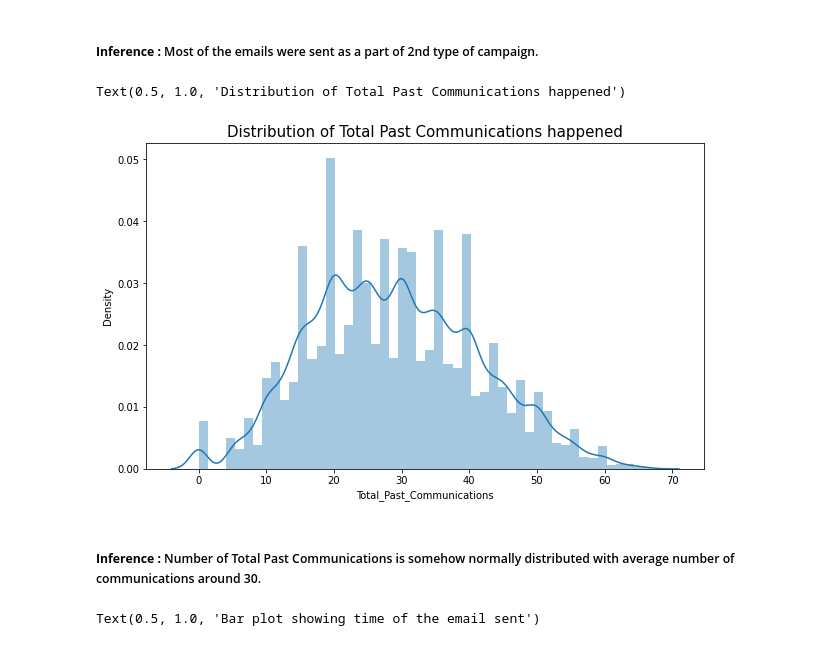
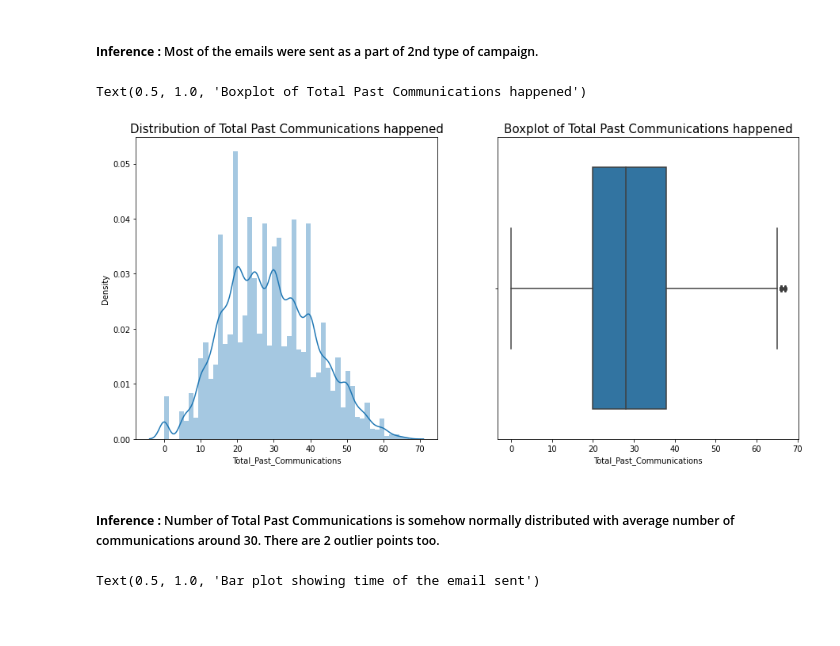
Before and after one commit to Subhajit53/Email-Campaign-Effectiveness-Prediction, a Jupyter notebook: Email_Campaign_Effectiveness_Prediction.ipynb, the cells around one changed output. Cells and saved outputs as stored; diff of their text form; code cells hidden in the pictures; blank space fills up the shorter version.

```diff
--- a/Email_Campaign_Effectiveness_Prediction.ipynb
+++ b/Email_Campaign_Effectiveness_Prediction.ipynb
@@ -276,15 +282,21 @@ Text(0.5, 1.0, 'Email Campaign Types bar plot')
 # %% [markdown]
 ##### **Inference :** Most of the emails were sent as a part of 2nd type of campaign.
 # %%
-# Plotting histogram for Total_Past_Communications
-plt.figure(figsize=(10,6))
+# Plotting histogram and Boxplot for Total_Past_Communications
+plt.figure(figsize=(15,7))
+
+plt.subplot(1,2,1)
 sns.distplot(df['Total_Past_Communications'])
 plt.title('Distribution of Total Past Communications happened', fontsize=15)
+
+plt.subplot(1,2,2)
+sns.boxplot(df['Total_Past_Communications'])
+plt.title('Boxplot of Total Past Communications happened', fontsize=15)
 # %% [output]
-Text(0.5, 1.0, 'Distribution of Total Past Communications happened')
+Text(0.5, 1.0, 'Boxplot of Total Past Communications happened')
-[figure, old version]
+[figure, new version]
 # %% [markdown]
-##### **Inference :** Number of Total Past Communications is somehow normally distributed with average number of communications around 30.
+##### **Inference :** Number of Total Past Communications is somehow normally distributed with average number of communications around 30. There are 2 outlier points too.
 # %%
 # Plotting bar plot for Time_Email_sent_Category
 plt.figure(figsize=(6,7))
```
Also changed, not shown: parts of 26 cells of this notebook.
